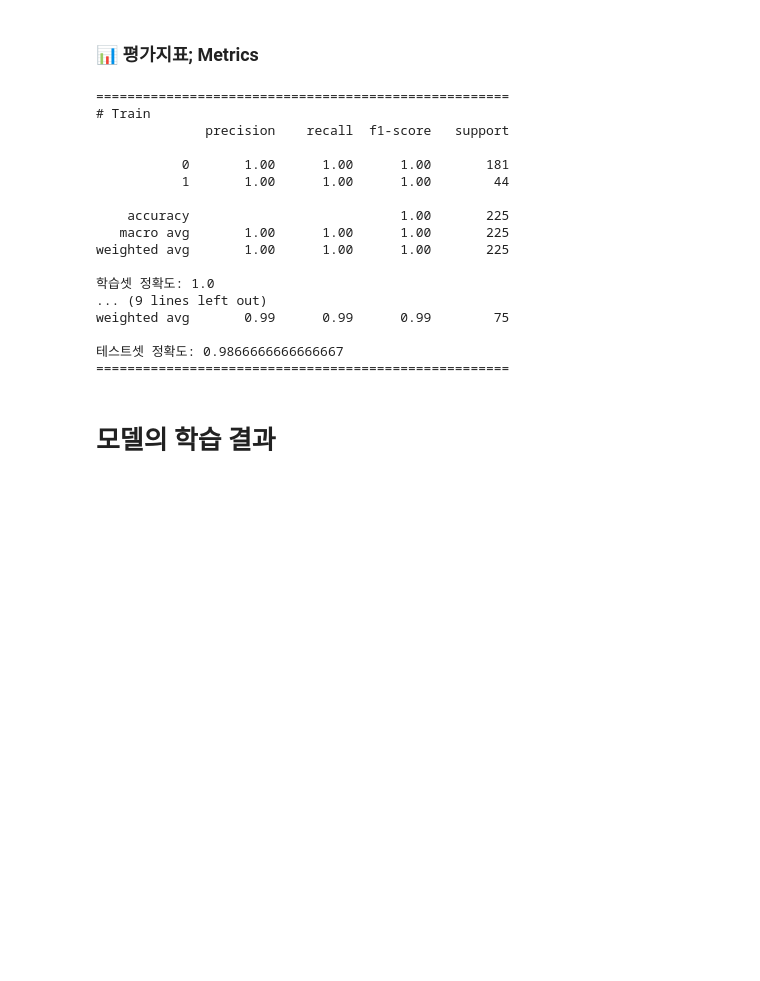
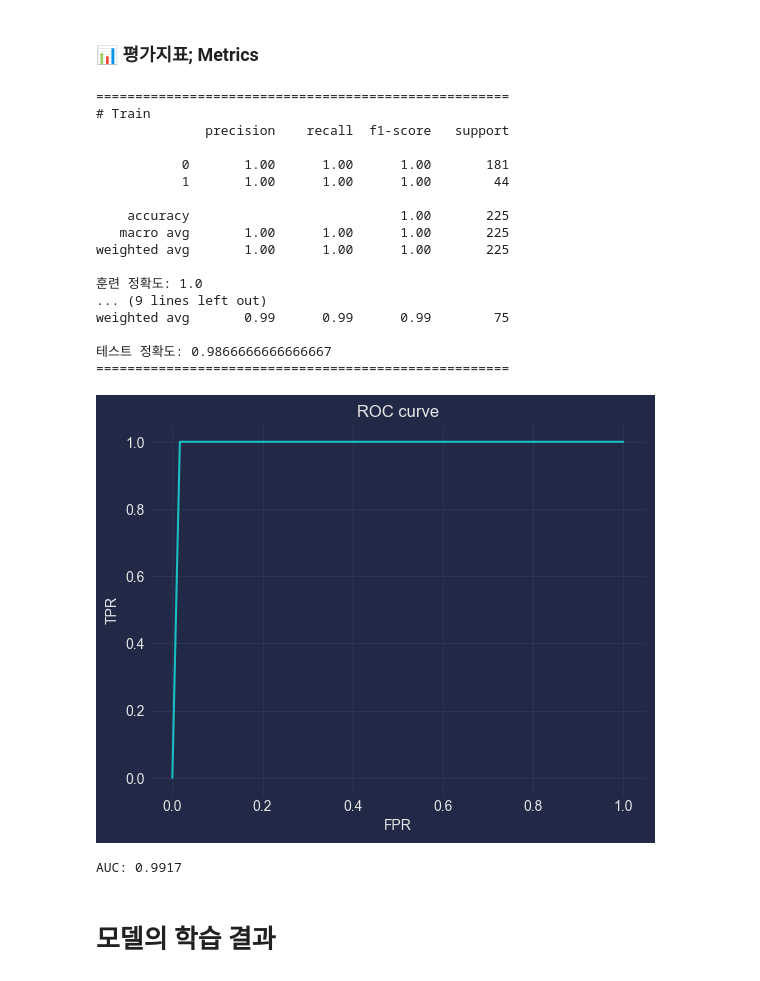
Before and after one commit to zer0ken/ms-ai-school, a Jupyter notebook: rocket/12_로켓발사_실습.ipynb, the cells around one changed output. Drawn from its saved outputs; the diff is of its cells as text; code cells hidden in the pictures; blank space fills up the shorter version.

```diff
--- a/rocket/12_로켓발사_실습.ipynb
+++ b/rocket/12_로켓발사_실습.ipynb
@@ -294,11 +294,11 @@ pred_test = model.predict(X_test)
 print('='*53)
 print('# Train')
 print(classification_report(y_train, pred_train))
-print(f'학습셋 정확도: {accuracy_score(y_train, pred_train)}')
+print(f'훈련 정확도: {accuracy_score(y_train, pred_train)}')
 print('-'*53)
 print('# Test')
 print(classification_report(y_test, pred_test))
-print(f'테스트셋 정확도: {accuracy_score(y_test, pred_test)}')
+print(f'테스트 정확도: {accuracy_score(y_test, pred_test)}')
 print('='*53)
 # %% [output]
 =====================================================
@@ -312,9 +312,9 @@ print('='*53)
    macro avg       1.00      1.00      1.00       225
 weighted avg       1.00      1.00      1.00       225
 
-학습셋 정확도: 1.0
+훈련 정확도: 1.0
 ... (9 lines left out)
 weighted avg       0.99      0.99      0.99        75
 
-테스트셋 정확도: 0.9866666666666667
+테스트 정확도: 0.9866666666666667
 =====================================================
@@ -327,3 +321,22 @@ weighted avg       0.99      0.99      0.99        75
+# %%
+from sklearn.metrics import roc_auc_score, roc_curve
+
+pred_proba = model.predict_proba(X_test)
+
+# ROC curve
+fpr, tpr, thresholds = roc_curve(y_test, pred_proba[:, 1])
+plt.plot(fpr, tpr)
+plt.xlabel('FPR')
+plt.ylabel('TPR')
+plt.title('ROC curve')
+plt.show()
+
+# AUC
+auc = roc_auc_score(y_test, pred_proba[:, 1])
+print(f'AUC: {auc:.4f}')
+# %% [output]
+[figure, added]
+AUC: 0.9917
 # %% [markdown]
 # 모델의 학습 결과
 # %%
```
Also changed, not shown: parts of 3 cells of this notebook.
